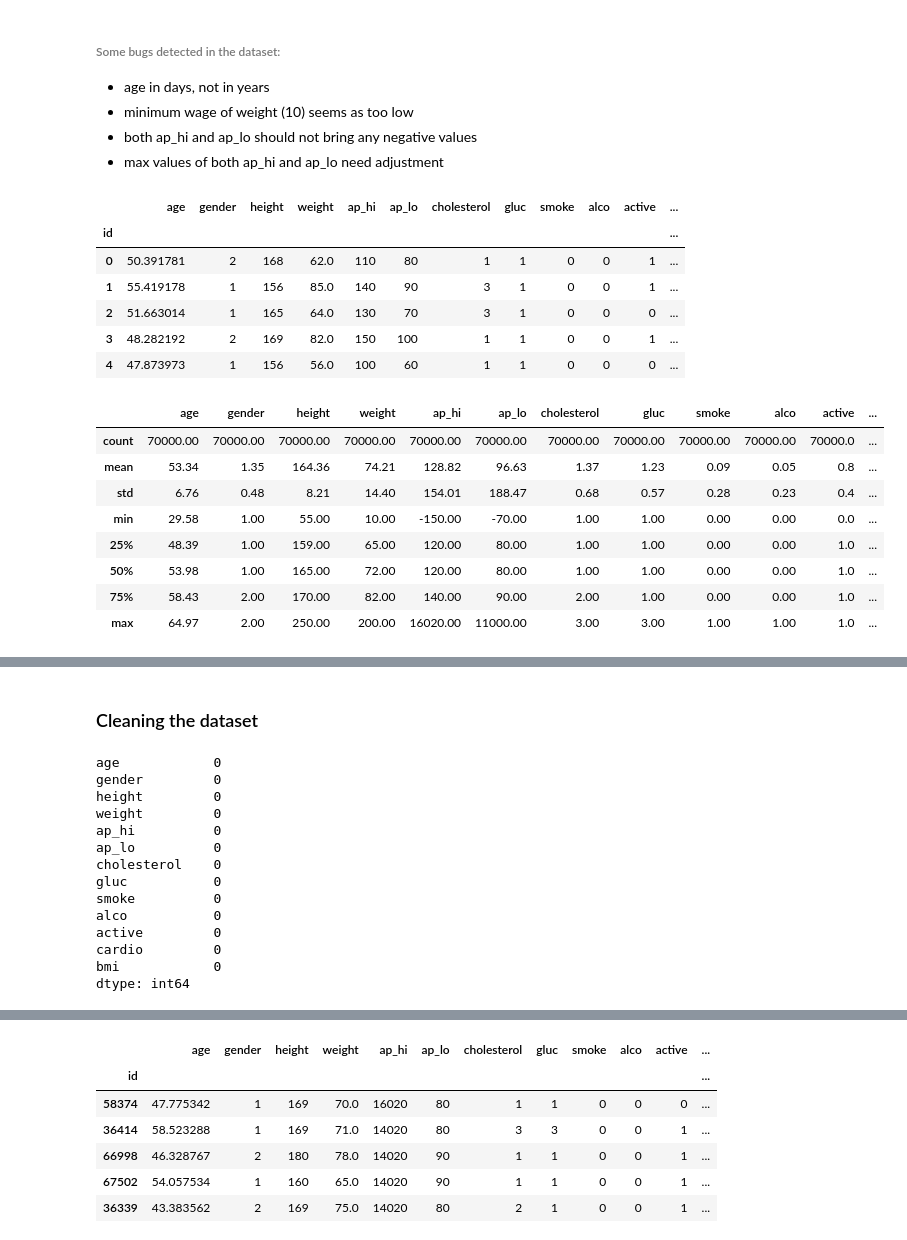
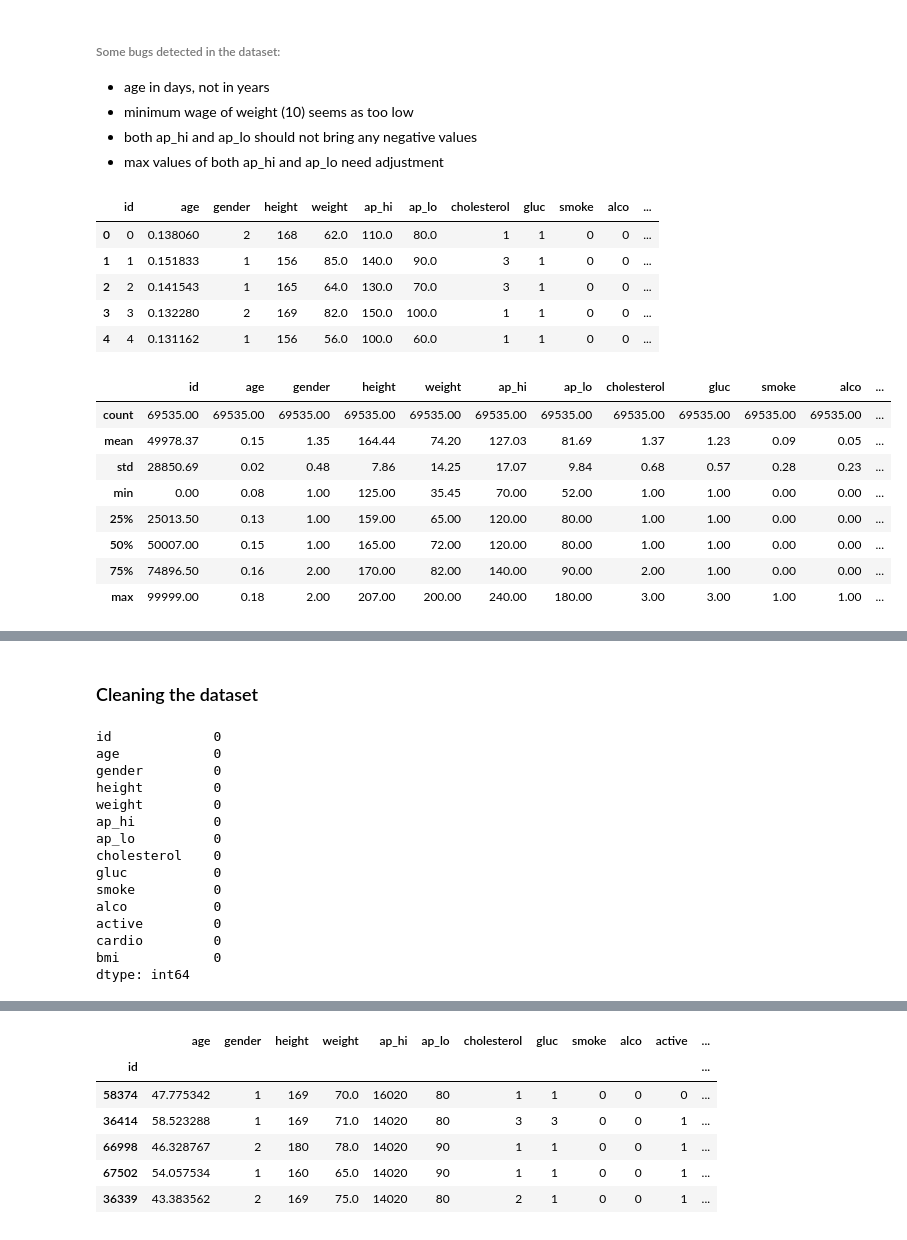
Before and after one commit to infoshareacademy/jdszr3-datavirus, a Jupyter notebook: PYTHON/code/EDA.ipynb, the cells around one changed output, grey strips where cells are left out. Drawn from its saved outputs; the diff is of its cells as text; code cells hidden in the pictures.

```diff
--- a/PYTHON/code/EDA.ipynb
+++ b/PYTHON/code/EDA.ipynb
@@ -83,0 +72,6 @@ data.head()
+# %%
+import os
+file_name='eda_updated.csv'
+file_path = os.path.join(os.path.abspath(""), "PYTHON", file_name)
+df = pd.read_csv(file_name,delimiter=',')
+df.head()
@@ -146,26 +148,25 @@ data.describe().round(2)
 * max values of both ap_hi and ap_lo need adjustment
 # %%
 #changing age to 'years' instead of 'days'
-data['age'] = data['age']/365
-data.head()
+df['age'] = df['age']/365
+df.head()
 # %% [output]
-|  | age | gender | height | weight | ap_hi | ap_lo | cholesterol | gluc | smoke | alco | active | ... |
-| id |  |  |  |  |  |  |  |  |  |  |  | ... |
-| 0 | 50.391781 | 2 | 168 | 62.0 | 110 | 80 | 1 | 1 | 0 | 0 | 1 | ... |
-| 1 | 55.419178 | 1 | 156 | 85.0 | 140 | 90 | 3 | 1 | 0 | 0 | 1 | ... |
-| 2 | 51.663014 | 1 | 165 | 64.0 | 130 | 70 | 3 | 1 | 0 | 0 | 0 | ... |
-| 3 | 48.282192 | 2 | 169 | 82.0 | 150 | 100 | 1 | 1 | 0 | 0 | 1 | ... |
-| 4 | 47.873973 | 1 | 156 | 56.0 | 100 | 60 | 1 | 1 | 0 | 0 | 0 | ... |
+|  | id | age | gender | height | weight | ap_hi | ap_lo | cholesterol | gluc | smoke | alco | ... |
+| 0 | 0 | 0.138060 | 2 | 168 | 62.0 | 110.0 | 80.0 | 1 | 1 | 0 | 0 | ... |
+| 1 | 1 | 0.151833 | 1 | 156 | 85.0 | 140.0 | 90.0 | 3 | 1 | 0 | 0 | ... |
+| 2 | 2 | 0.141543 | 1 | 165 | 64.0 | 130.0 | 70.0 | 3 | 1 | 0 | 0 | ... |
+| 3 | 3 | 0.132280 | 2 | 169 | 82.0 | 150.0 | 100.0 | 1 | 1 | 0 | 0 | ... |
+| 4 | 4 | 0.131162 | 1 | 156 | 56.0 | 100.0 | 60.0 | 1 | 1 | 0 | 0 | ... |
 # %%
-data.describe().round(2)
+df.describe().round(2)
 # %% [output]
-|  | age | gender | height | weight | ap_hi | ap_lo | cholesterol | gluc | smoke | alco | active | ... |
-| count | 70000.00 | 70000.00 | 70000.00 | 70000.00 | 70000.00 | 70000.00 | 70000.00 | 70000.00 | 70000.00 | 70000.00 | 70000.0 | ... |
-| mean | 53.34 | 1.35 | 164.36 | 74.21 | 128.82 | 96.63 | 1.37 | 1.23 | 0.09 | 0.05 | 0.8 | ... |
-| std | 6.76 | 0.48 | 8.21 | 14.40 | 154.01 | 188.47 | 0.68 | 0.57 | 0.28 | 0.23 | 0.4 | ... |
-| min | 29.58 | 1.00 | 55.00 | 10.00 | -150.00 | -70.00 | 1.00 | 1.00 | 0.00 | 0.00 | 0.0 | ... |
-| 25% | 48.39 | 1.00 | 159.00 | 65.00 | 120.00 | 80.00 | 1.00 | 1.00 | 0.00 | 0.00 | 1.0 | ... |
-| 50% | 53.98 | 1.00 | 165.00 | 72.00 | 120.00 | 80.00 | 1.00 | 1.00 | 0.00 | 0.00 | 1.0 | ... |
-| 75% | 58.43 | 2.00 | 170.00 | 82.00 | 140.00 | 90.00 | 2.00 | 1.00 | 0.00 | 0.00 | 1.0 | ... |
-| max | 64.97 | 2.00 | 250.00 | 200.00 | 16020.00 | 11000.00 | 3.00 | 3.00 | 1.00 | 1.00 | 1.0 | ... |
+|  | id | age | gender | height | weight | ap_hi | ap_lo | cholesterol | gluc | smoke | alco | ... |
+| count | 69535.00 | 69535.00 | 69535.00 | 69535.00 | 69535.00 | 69535.00 | 69535.00 | 69535.00 | 69535.00 | 69535.00 | 69535.00 | ... |
+| mean | 49978.37 | 0.15 | 1.35 | 164.44 | 74.20 | 127.03 | 81.69 | 1.37 | 1.23 | 0.09 | 0.05 | ... |
+| std | 28850.69 | 0.02 | 0.48 | 7.86 | 14.25 | 17.07 | 9.84 | 0.68 | 0.57 | 0.28 | 0.23 | ... |
+| min | 0.00 | 0.08 | 1.00 | 125.00 | 35.45 | 70.00 | 52.00 | 1.00 | 1.00 | 0.00 | 0.00 | ... |
+| 25% | 25013.50 | 0.13 | 1.00 | 159.00 | 65.00 | 120.00 | 80.00 | 1.00 | 1.00 | 0.00 | 0.00 | ... |
+| 50% | 50007.00 | 0.15 | 1.00 | 165.00 | 72.00 | 120.00 | 80.00 | 1.00 | 1.00 | 0.00 | 0.00 | ... |
+| 75% | 74896.50 | 0.16 | 2.00 | 170.00 | 82.00 | 140.00 | 90.00 | 2.00 | 1.00 | 0.00 | 0.00 | ... |
+| max | 99999.00 | 0.18 | 2.00 | 207.00 | 200.00 | 240.00 | 180.00 | 3.00 | 3.00 | 1.00 | 1.00 | ... |
 # %%
@@ -186,8 +187,9 @@ data.describe()
 ### Cleaning the dataset
 # %%
 #checking for null values across dataset
-data.isnull().sum()
+df.isnull().sum()
 # %% [output]
+id             0
 age            0
 gender         0
 height         0
```
Also changed, not shown: parts of 11 cells of this notebook, 10 other files.
